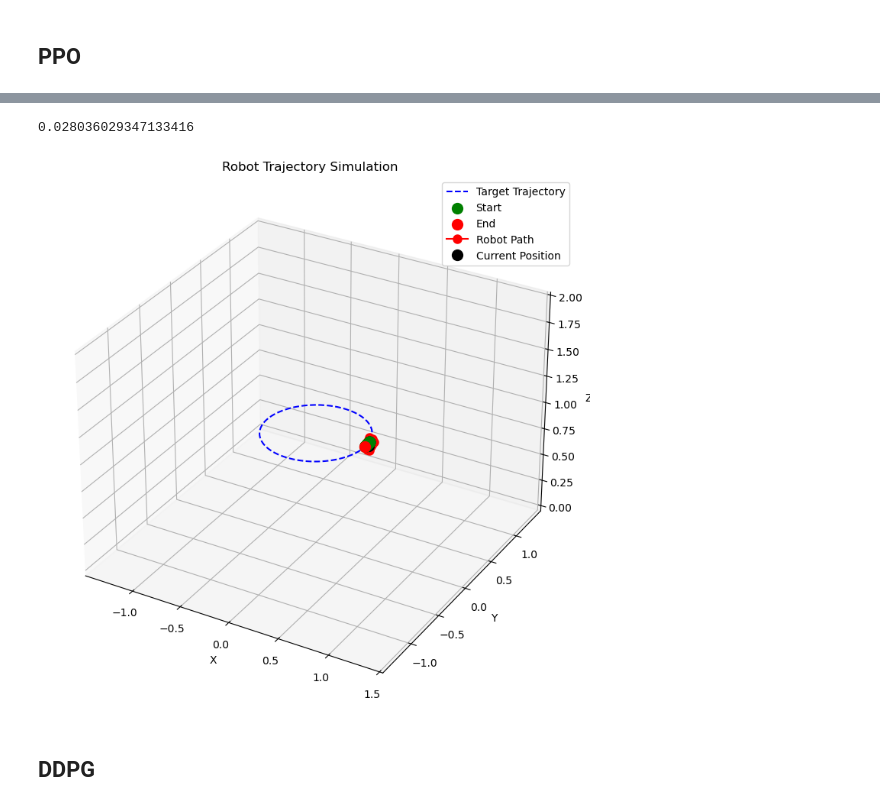
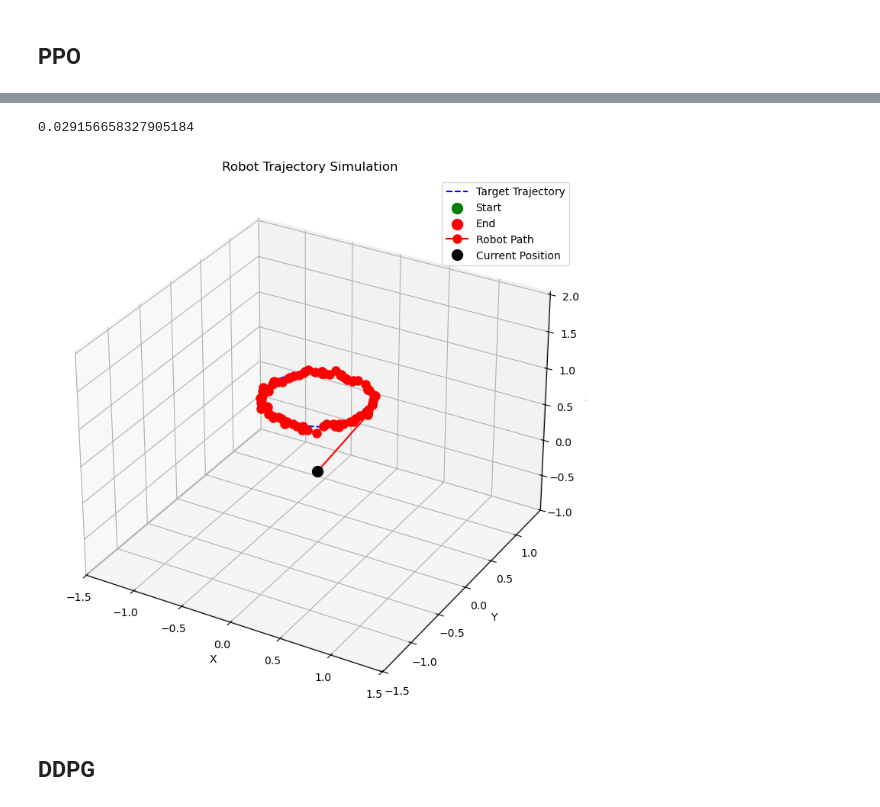
Before and after one commit to damurka5/RL_CDPR, a Jupyter notebook: mujoco_py/11_SB3_PPO&DDPG_evaluation.ipynb, the cells around one changed output, grey strips where cells are left out. Cells and saved outputs as stored; diff of their text form; code cells hidden in the pictures.

Commit message:
path following done, gif saved

```diff
--- a/mujoco_py/11_SB3_PPO&DDPG_evaluation.ipynb
+++ b/mujoco_py/11_SB3_PPO&DDPG_evaluation.ipynb
@@ -180,7 +180,7 @@ def plot_trajectory_3d(points):
     # Show the plot
     plt.show()
 
-def follow_trajectory(model, initial_state, trajectory, robot_model, max_steps=100, dt=0.1):
+def follow_trajectory(model, initial_state, trajectory, robot_model, max_steps=200, dt=0.1):
     """
     Function for a robot to follow a given trajectory using an RL model.
 
@@ -201,34 +201,27 @@ def follow_trajectory(model, initial_state, trajectory, robot_model, max_steps=1
     states = np.zeros((max_steps, 3))
     states[0,:] = X[:3].copy()
     reached_points = []
+    step_count = 0
     current_target = 1
+    finished = False
 
-    for step in range(max_steps):
-        # Simulate one step
-        t_span = np.array([step * dt, (step + 1) * dt])
-        new_states, done = system(model, X, t_span)
+    while not finished and step_count<max_steps:
 
-        # Append all new states
-        states[step, :] = new_states[-1,:3]
-        # states.extend(new_states[-1,:3])
+        # go to next point
+        done = False
+        while not done:
+            action, _states = model.predict(X, deterministic=True)
+            X, reward, done, truncated, info = robot_model.step(action)
+            states[step_count, :] = X[:3]
+            step_count += 1
 
-        # Update X to the last state
-        X = np.hstack((new_states[-1],
-                       trajectory[current_target]))
-
-        if done:
-            reached_points.append(current_target)
-            current_target += 1
-
-            X = np.hstack((new_states[-1],
-                       trajectory[current_target]))
-
-            # If we've reached all points, end the simulation
-            if current_target == len(trajectory):
-                break
-
-        # Update robot model position (if necessary)
-        robot_model.pos = np.copy(X[:3])
+        # switch to next point
+        current_target += 1
+        if current_target == trajectory.shape[0]:
+            finished = True
+            break
+        # update next point
+        X[6:9] = trajectory[current_target]
 
     return np.array(states), reached_points
 
@@ -321,25 +314,25 @@ plot_position_error(sol1, des_pos, t_span)
 # %%
-get_rms_err(sol1[15:115], des_pos, t_span[15:115])
+get_rms_err(sol1[15:], des_pos, t_span[15:])
 # %% [output]
-0.028036029347133416
+0.029156658327905184
 # %%
-traj1 = horizontal_circle_trajectory_points(t_span = np.linspace(0, 20, 200))
+traj1 = horizontal_circle_trajectory_points(t_span = np.linspace(0, 10, 20))
 
 robot_model.cur_state = np.hstack((traj1[0],
                                    np.zeros(3),
                                    traj1[1]))
 
 states, reached_p = follow_trajectory(model=modelSB3_PPO,
                   initial_state=np.hstack((traj1[0],
                                    np.zeros(3),
                                    traj1[1])),
                   trajectory=traj1,
                   robot_model=robot_model)
 visualize_simulation(trajectory=traj1,
                      robot_states=states,
                      reached_points=reached_p,
                      save_animation=True)
 # %% [output]
-[figure, old version]
+[figure, new version]
 # %% [markdown]
 ## DDPG
```
Also changed, not shown: parts of 2 cells of this notebook, 1 other file.
